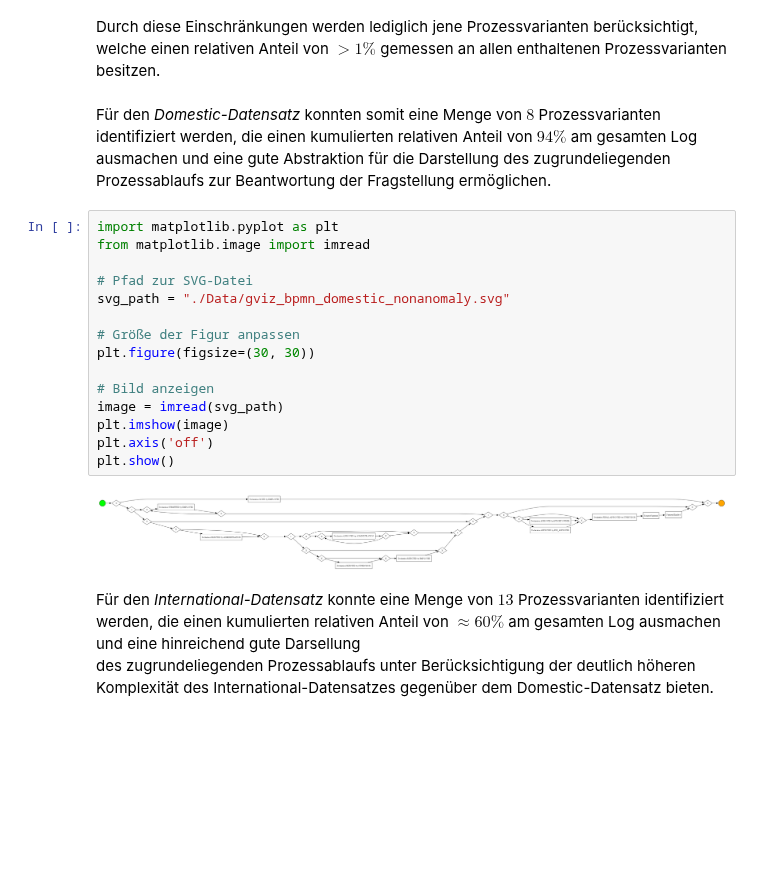
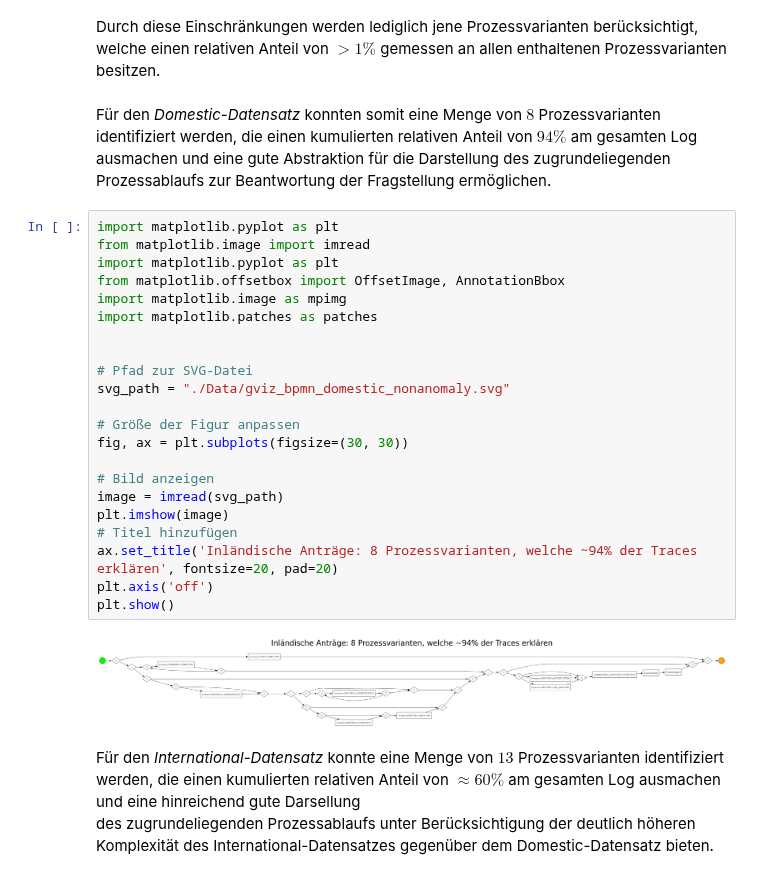
Before and after one commit to Flemming-R/MADS23a_PM-HA_Filali_Teppris_Rommelfangen, a Jupyter notebook: notebooks/0_Hauptnotebook.ipynb, the cells around one changed output. Saved outputs shown, nothing was run; the diff lists cells and outputs as text; blank space fills up the shorter version.

```diff
--- a/notebooks/0_Hauptnotebook.ipynb
+++ b/notebooks/0_Hauptnotebook.ipynb
@@ -93,20 +93,27 @@ Für den _Domestic-Datensatz_ konnten somit eine Menge von $8$ Prozessvarianten
 # %%
 import matplotlib.pyplot as plt
 from matplotlib.image import imread
+import matplotlib.pyplot as plt
+from matplotlib.offsetbox import OffsetImage, AnnotationBbox
+import matplotlib.image as mpimg
+import matplotlib.patches as patches
+
 
 # Pfad zur SVG-Datei
 svg_path = "./Data/gviz_bpmn_domestic_nonanomaly.svg"
 
 # Größe der Figur anpassen
-plt.figure(figsize=(30, 30))
+fig, ax = plt.subplots(figsize=(30, 30))
 
 # Bild anzeigen
 image = imread(svg_path)
 plt.imshow(image)
+# Titel hinzufügen
+ax.set_title('Inländische Anträge: 8 Prozessvarianten, welche ~94% der Traces erklären', fontsize=20, pad=20)
 plt.axis('off')
 plt.show()
 # %% [output]
-[figure, old version]
+[figure, new version]
 # %% [markdown]
 Für den _International-Datensatz_ konnte eine Menge von $13$ Prozessvarianten identifiziert werden, die einen kumulierten relativen Anteil von $\approx 60\%$ am gesamten Log ausmachen und eine hinreichend gute Darsellung <br>
 des zugrundeliegenden Prozessablaufs unter Berücksichtigung der deutlich höheren Komplexität des International-Datensatzes gegenüber dem Domestic-Datensatz bieten. <br>
```
Also changed, not shown: parts of 1 cell of this notebook.
